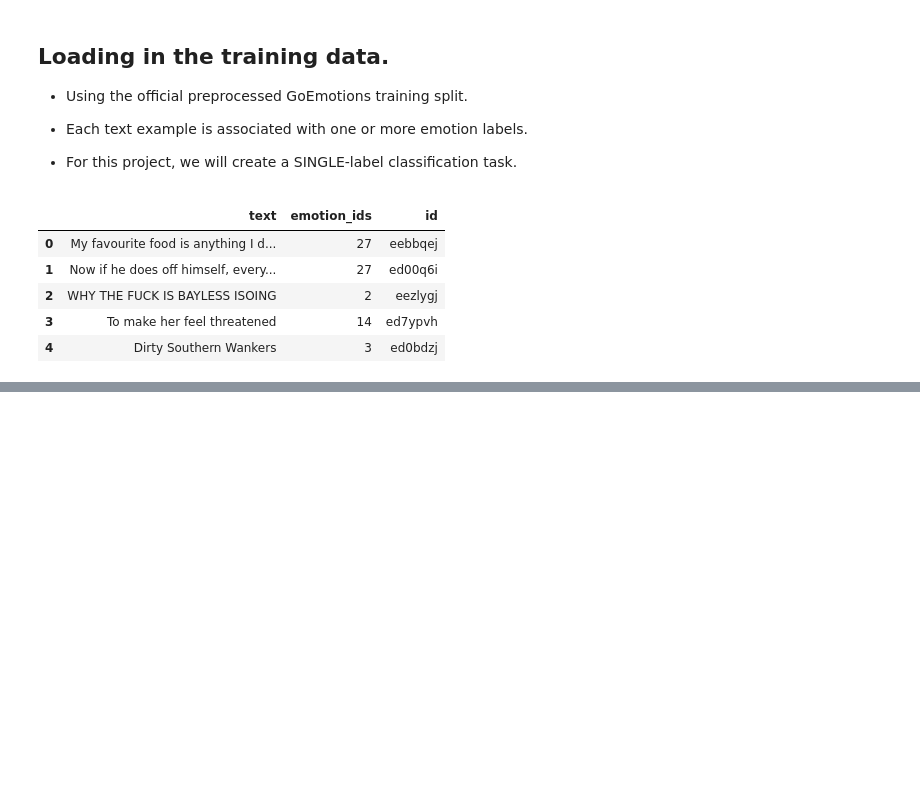
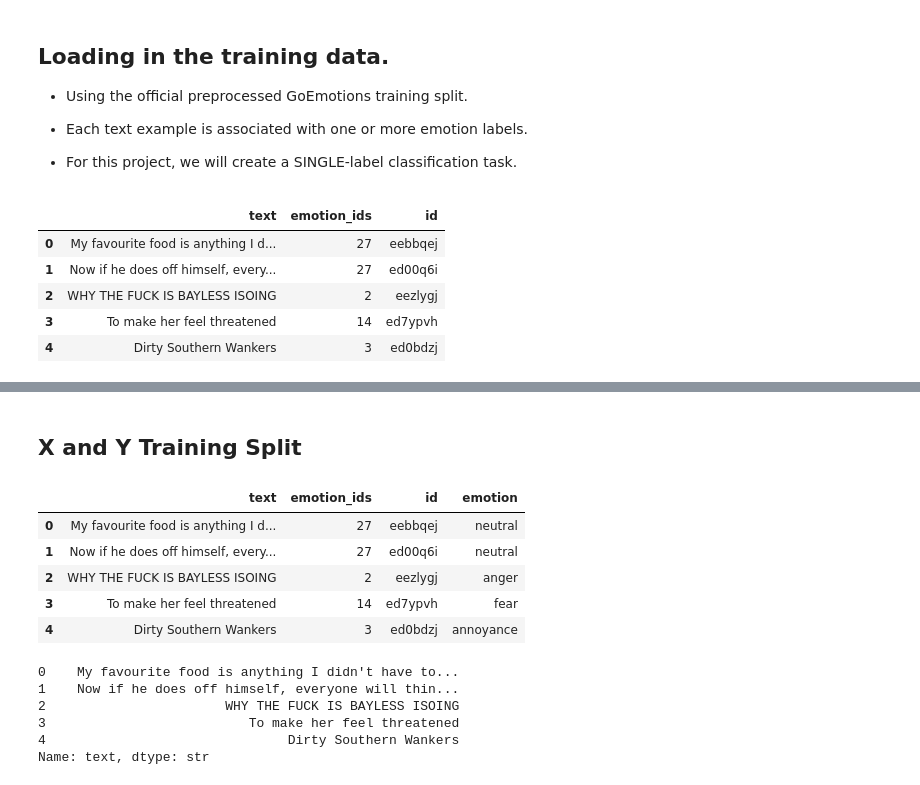
Before and after one commit to SevenWoos/MachineLearningProjects, a Jupyter notebook: nlp/1_nlp_classifier/lstm_v1.ipynb, the cells around one changed output, grey strips where cells are left out. Cells and saved outputs as stored; diff of their text form; code cells hidden in the pictures; blank space fills up the shorter version.

```diff
--- a/nlp/1_nlp_classifier/lstm_v1.ipynb
+++ b/nlp/1_nlp_classifier/lstm_v1.ipynb
@@ -52,0 +415,21 @@ train_df.head()
+# %% [markdown]
+## X and Y Training Split
+# %%
+single_label_df.head()
+# %% [output]
+|  | text | emotion_ids | id | emotion |
+| 0 | My favourite food is anything I d... | 27 | eebbqej | neutral |
+| 1 | Now if he does off himself, every... | 27 | ed00q6i | neutral |
+| 2 | WHY THE FUCK IS BAYLESS ISOING | 2 | eezlygj | anger |
+| 3 | To make her feel threatened | 14 | ed7ypvh | fear |
+| 4 | Dirty Southern Wankers | 3 | ed0bdzj | annoyance |
+# %%
+x = single_label_df['text']
+x.head()
+# %% [output]
+0    My favourite food is anything I didn't have to...
+1    Now if he does off himself, everyone will thin...
+2                       WHY THE FUCK IS BAYLESS ISOING
+3                          To make her feel threatened
+4                               Dirty Southern Wankers
+Name: text, dtype: str
```
Also changed, not shown: parts of 81 cells of this notebook.
